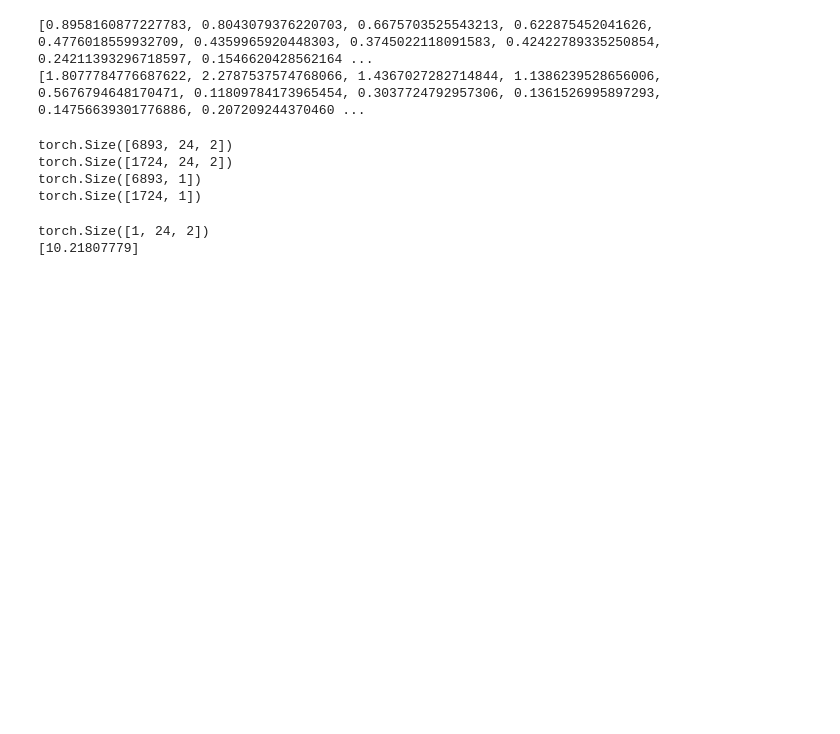
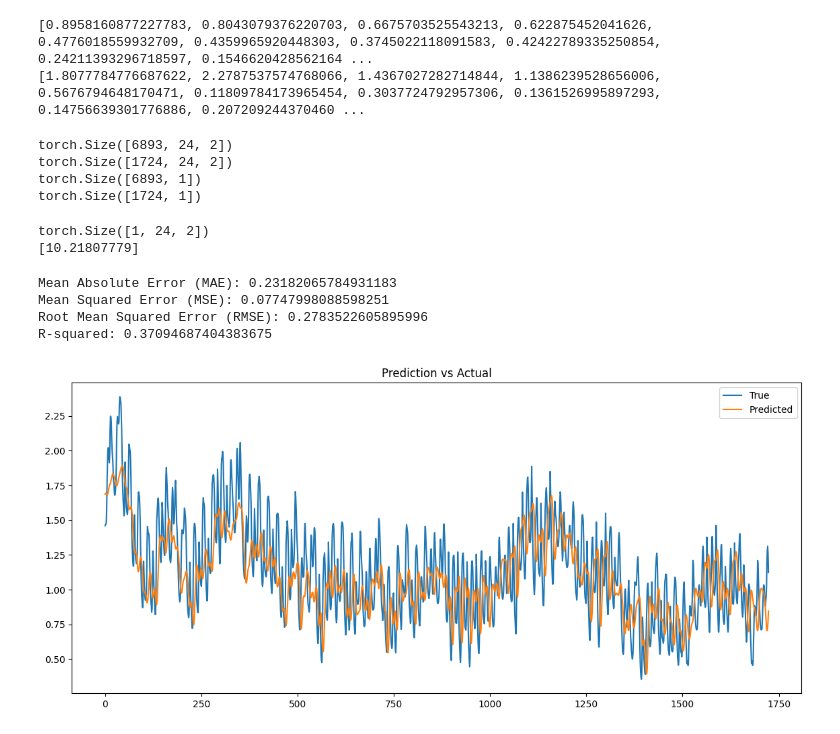
Before and after one commit to andershc/Consumption-LSTM, a Jupyter notebook: ANEO-LSTM.ipynb, the cells around one changed output. Cells and saved outputs as stored; diff of their text form; code cells hidden in the pictures; blank space fills up the shorter version.

```diff
--- a/ANEO-LSTM.ipynb
+++ b/ANEO-LSTM.ipynb
@@ -35,10 +35,10 @@ y_train_seq = y[:train_size]
 X_test_seq = X[train_size:]
 y_test_seq = y[train_size:]
 
-# Adjusted LSTM model definition
-class AdjustedLSTMModel(nn.Module):
+# LSTM model definition
+class LSTMModel(nn.Module):
     def __init__(self, input_dim, hidden_dim, num_layers, output_dim):
-        super(AdjustedLSTMModel, self).__init__()
+        super(LSTMModel, self).__init__()
         self.hidden_dim = hidden_dim
         self.num_layers = num_layers
         self.lstm1 = nn.LSTM(input_dim, hidden_dim, num_layers, batch_first=True)
@@ -60,7 +60,7 @@ input_dim = 2
 hidden_dim = 100
 num_layers = 2
 output_dim = 1
-model = AdjustedLSTMModel(input_dim, hidden_dim, num_layers, output_dim)
+model = LSTMModel(input_dim, hidden_dim, num_layers, output_dim)
 criterion = nn.MSELoss()
 optimizer = torch.optim.Adam(model.parameters(), lr=0.005)
 scheduler = torch.optim.lr_scheduler.StepLR(optimizer, step_size=10, gamma=0.7)
@@ -146,3 +145,41 @@ print(predicted_consumption)
 # %% [output]
 torch.Size([1, 24, 2])
 [10.21807779]
+# %%
+# Make predictions on the test set
+model.eval()
+with torch.no_grad():
+    y_pred = model(X_test_seq)
+
+# Convert predictions and actual values to numpy arrays for calculation
+y_pred_np = y_pred.cpu().numpy()
+y_test_np = y_test_seq.cpu().numpy()
+
+# Compute Evaluation Metrics
+from sklearn.metrics import mean_absolute_error, mean_squared_error, r2_score
+
+mae = mean_absolute_error(y_test_np, y_pred_np)
+mse = mean_squared_error(y_test_np, y_pred_np)
+rmse = np.sqrt(mse)
+r2 = r2_score(y_test_np, y_pred_np)
+
+print(f"Mean Absolute Error (MAE): {mae}")
+print(f"Mean Squared Error (MSE): {mse}")
+print(f"Root Mean Squared Error (RMSE): {rmse}")
+print(f"R-squared: {r2}")
+
+# Visual Inspection
+import matplotlib.pyplot as plt
+
+plt.figure(figsize=(14, 6))
+plt.plot(y_test_np, label='True')
+plt.plot(y_pred_np, label='Predicted')
+plt.legend()
+plt.title("Prediction vs Actual")
+plt.show()
+# %% [output]
+Mean Absolute Error (MAE): 0.23182065784931183
+Mean Squared Error (MSE): 0.07747998088598251
+Root Mean Squared Error (RMSE): 0.2783522605895996
+R-squared: 0.37094687404383675
+[figure, added]
```
Also changed, not shown: parts of 1 cell of this notebook.
